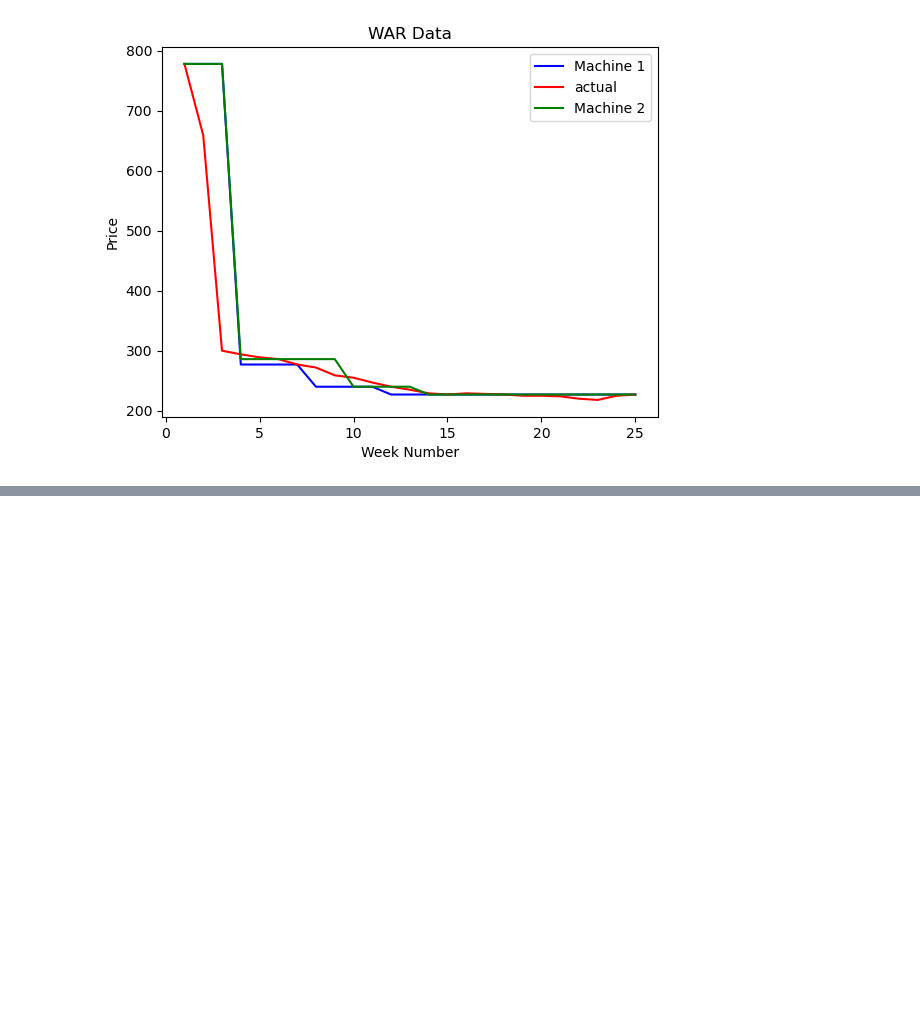
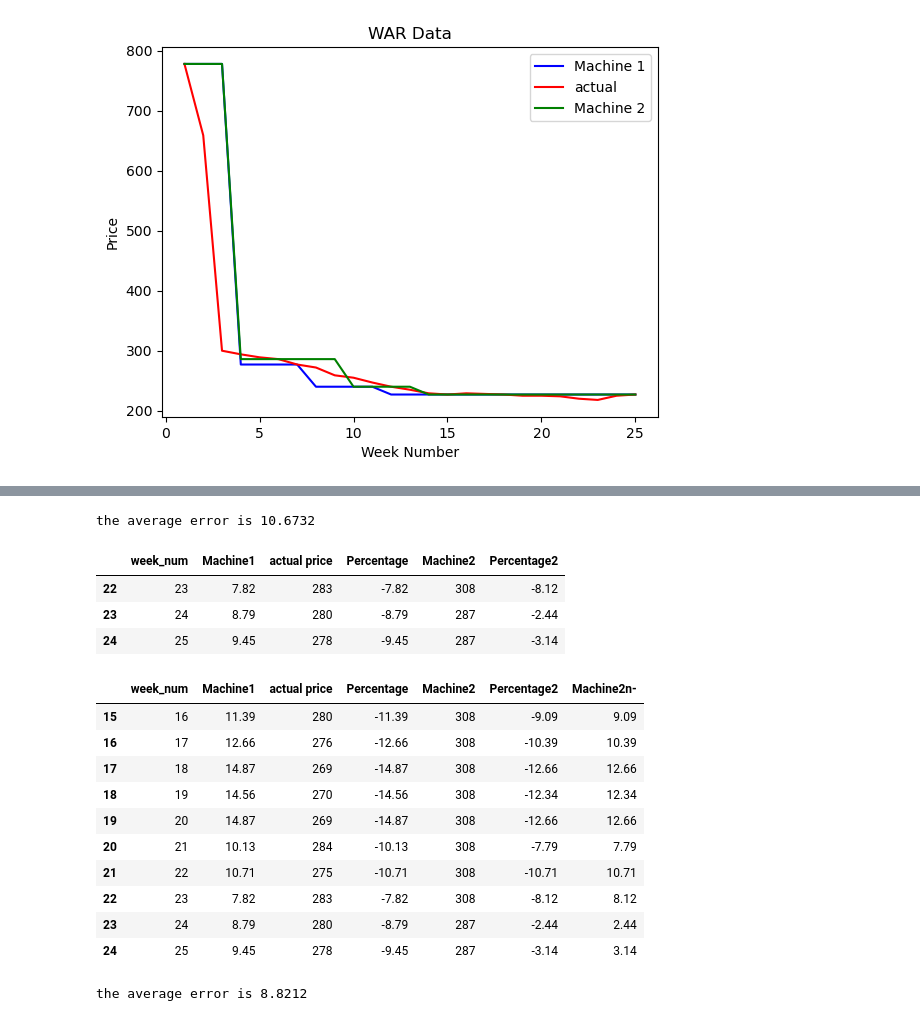
Before and after one commit to pathfindereleven/project-4, a Jupyter notebook: matplot.ipynb, the cells around one changed output, grey strips where cells are left out. Cells and saved outputs as stored; diff of their text form; code cells hidden in the pictures; blank space fills up the shorter version.

```diff
--- a/matplot.ipynb
+++ b/matplot.ipynb
@@ -96,0 +132,3 @@ plt.show
+# %%
+accuracy_df = m1a_predic[['week_num','Machine1', 'actual price']].copy()
+accuracy_df.tail(3)
@@ -96,0 +140,3 @@ plt.show
+# %%
+accuracy_df['Percentage'] = (accuracy_df['actual price'] / accuracy_df['Machine1'] * 100 -100).round(2)
+accuracy_df.tail(3)
@@ -96,0 +148,11 @@ plt.show
+# %%
+
+nonegs = []
+for i in accuracy_df['Percentage']:
+    if i >= 0:
+        nonegs.append(i)
+    if i < 0:
+        i = i * -1
+        nonegs.append(i)
+accuracy_df['Machine1'] = nonegs
+accuracy_df.head(10)
@@ -96,0 +171,41 @@ plt.show
+# %%
+avg=  accuracy_df['Machine1'].mean()
+print(f'the average error is {avg}')
+# %% [output]
+the average error is 10.6732
+# %%
+accuracy_df['Machine2'] = m1a_predic['Machine2']
+accuracy_df['Percentage2'] = (accuracy_df['actual price'] / accuracy_df['Machine2'] * 100 -100).round(2)
+accuracy_df.tail(3)
+# %% [output]
+|  | week_num | Machine1 | actual price | Percentage | Machine2 | Percentage2 |
+| 22 | 23 | 7.82 | 283 | -7.82 | 308 | -8.12 |
+| 23 | 24 | 8.79 | 280 | -8.79 | 287 | -2.44 |
+| 24 | 25 | 9.45 | 278 | -9.45 | 287 | -3.14 |
+# %%
+nonegs = []
+for i in accuracy_df['Percentage2']:
+    if i >= 0:
+        nonegs.append(i)
+    if i < 0:
+        i = i * -1
+        nonegs.append(i)
+accuracy_df['Machine2n-'] = nonegs
+accuracy_df.tail(10)
+# %% [output]
+|  | week_num | Machine1 | actual price | Percentage | Machine2 | Percentage2 | Machine2n- |
+| 15 | 16 | 11.39 | 280 | -11.39 | 308 | -9.09 | 9.09 |
+| 16 | 17 | 12.66 | 276 | -12.66 | 308 | -10.39 | 10.39 |
+| 17 | 18 | 14.87 | 269 | -14.87 | 308 | -12.66 | 12.66 |
+| 18 | 19 | 14.56 | 270 | -14.56 | 308 | -12.34 | 12.34 |
+| 19 | 20 | 14.87 | 269 | -14.87 | 308 | -12.66 | 12.66 |
+| 20 | 21 | 10.13 | 284 | -10.13 | 308 | -7.79 | 7.79 |
+| 21 | 22 | 10.71 | 275 | -10.71 | 308 | -10.71 | 10.71 |
+| 22 | 23 | 7.82 | 283 | -7.82 | 308 | -8.12 | 8.12 |
+| 23 | 24 | 8.79 | 280 | -8.79 | 287 | -2.44 | 2.44 |
+| 24 | 25 | 9.45 | 278 | -9.45 | 287 | -3.14 | 3.14 |
+# %%
+avg=  accuracy_df['Machine2n-'].mean()
+print(f'the average error is {avg}')
+# %% [output]
+the average error is 8.8212
```
Also changed, not shown: parts of 9 cells of this notebook, 3 other files.
